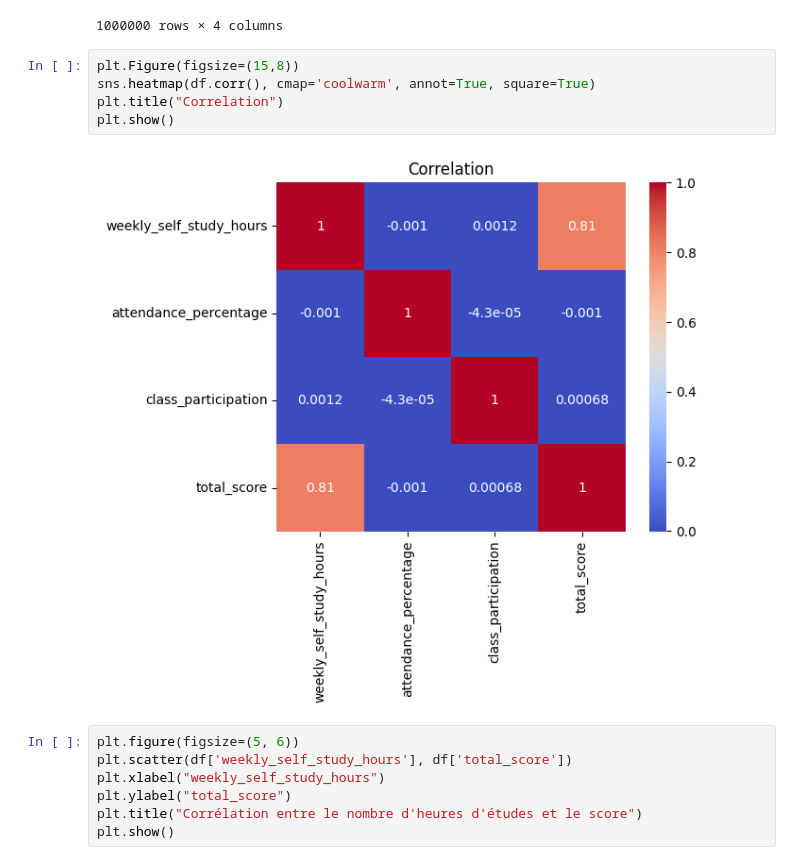
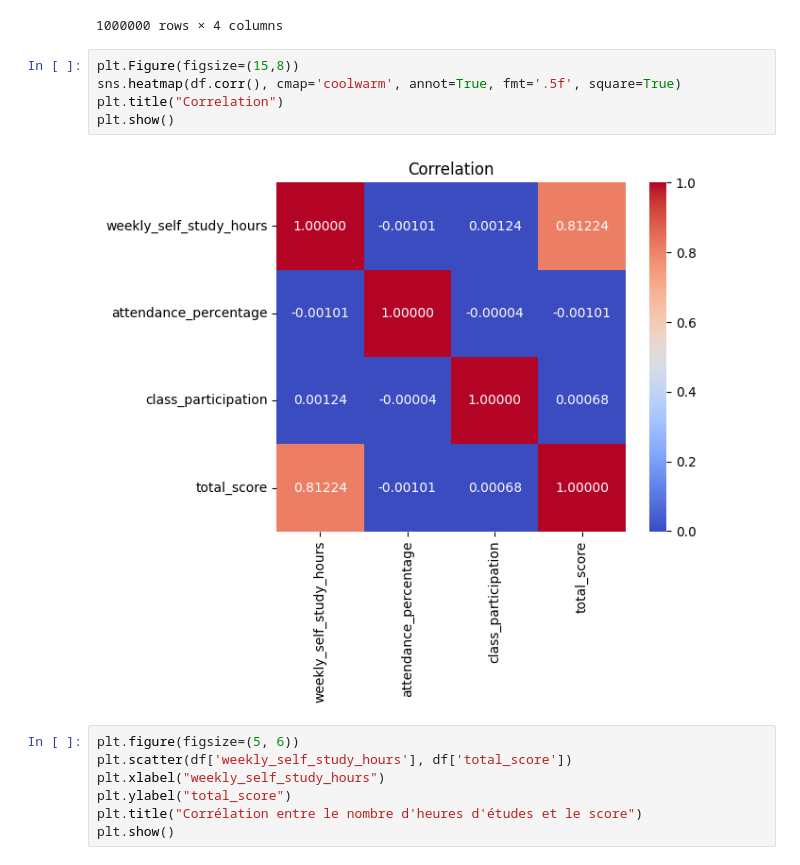
Before and after one commit to djafarou-ML/Student_Performance, a Jupyter notebook: student_perfomance.ipynb, the cells around one changed output. Drawn from its saved outputs; the diff is of its cells as text.

```diff
--- a/student_perfomance.ipynb
+++ b/student_perfomance.ipynb
@@ -150,11 +153,11 @@ df
 1000000 rows × 4 columns
 # %%
 plt.Figure(figsize=(15,8))
-sns.heatmap(df.corr(), cmap='coolwarm', annot=True, square=True)
+sns.heatmap(df.corr(), cmap='coolwarm', annot=True, fmt='.5f', square=True)
 plt.title("Correlation")
 plt.show()
 # %% [output]
-[figure, old version]
+[figure, new version]
 # %%
 plt.figure(figsize=(5, 6))
 plt.scatter(df['weekly_self_study_hours'], df['total_score'])
```
Also changed, not shown: parts of 14 cells of this notebook.
